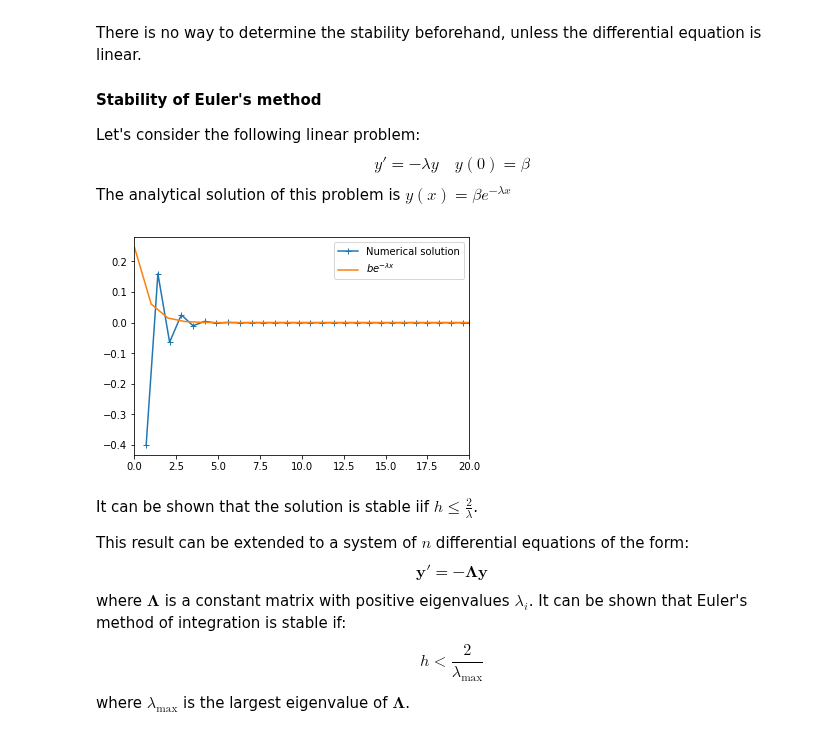
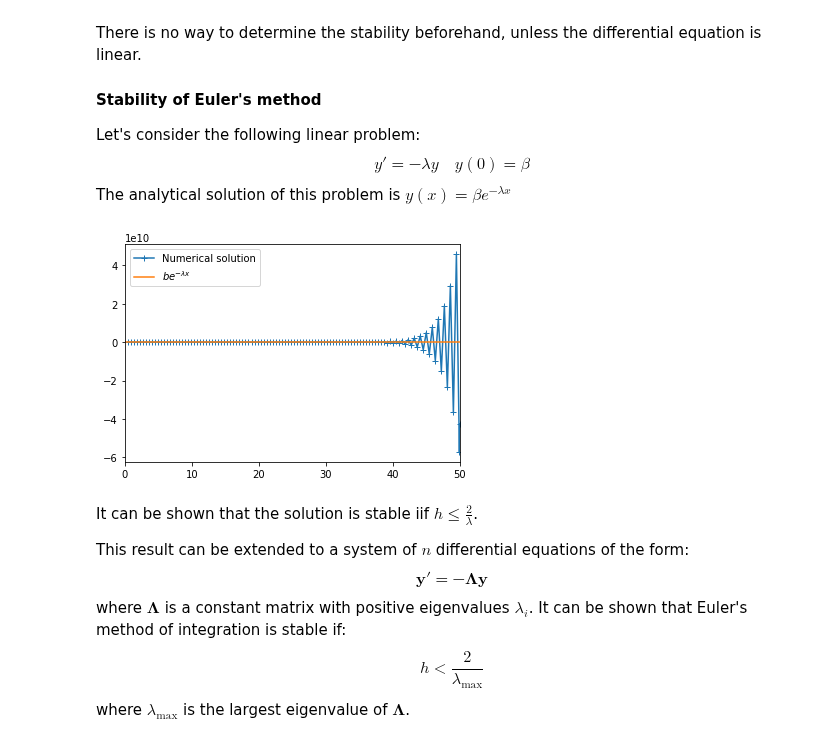
Before and after one commit to tgteacher/numerical-methods, a Jupyter notebook: notebooks/Chapter7.ipynb, the cells around one changed output. Drawn from its saved outputs; the diff is of its cells as text; code cells hidden in the pictures.

```diff
--- a/notebooks/Chapter7.ipynb
+++ b/notebooks/Chapter7.ipynb
@@ -450,3 +450,19 @@ for i in range(len(X)):
         print("t={} s".format((X[i-1]+X[i])/2))
         break
 print("theta={} rad".format((Y[i-1, 2]+Y[i,2])/2))
+# %%
+from numpy import array
+def F(t, y):
+    return array([
+        y[1],
+        y[0]*y[3]**2 - G*M/y[0]**2,
+        y[3],
+        -2*y[1]*y[3]/y[0]
+    ])
+t0 = 0
+y0 = array([
+    R+H,
+    0,
+    0,
+    v0/(R+H)
+])
@@ -474,23 +512,23 @@ The analytical solution of this problem is $y(x)=\beta e^{-\lambda x}$
 # %%
 ### Illustration
 
-lam = 2
+lam = 5
 beta = 1
-h = 0.7
-xmax = 20
+h = 0.45
+xmax = 50
 
 def F(x, y):
     return -lam*y
 
 X, Y = euler(F, 0, beta, xmax, h)
 from matplotlib import pyplot as plt
 from numpy import exp
 plt.plot(X, Y, '-+', beta*exp(-lam*X))
 plt.legend(['Numerical solution', '$be^{-\lambda x}$'])
 plt.xlim(0, xmax)
 plt.show()
 # %% [output]
-[figure, old version]
+[figure, new version]
 # %% [markdown]
 It can be shown that the solution is stable iif $h \leq \frac{2}{\lambda}$.
 
```
Also changed, not shown: parts of 10 cells of this notebook, 6 other files.
